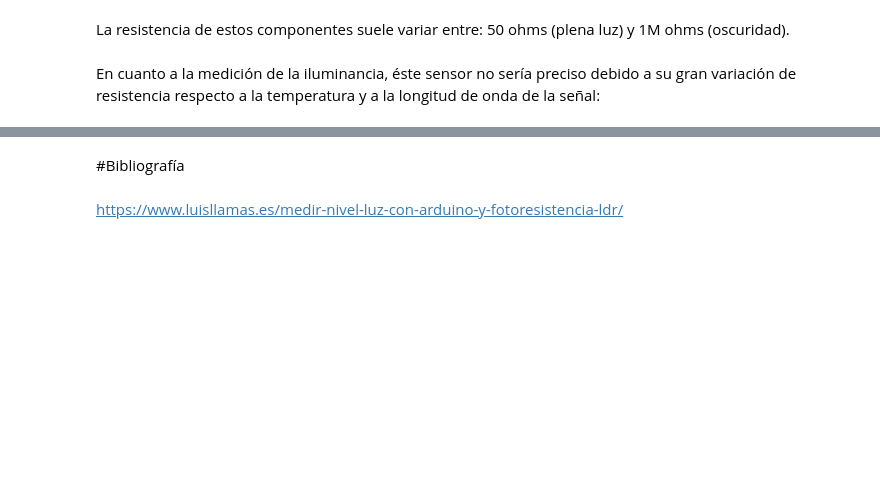
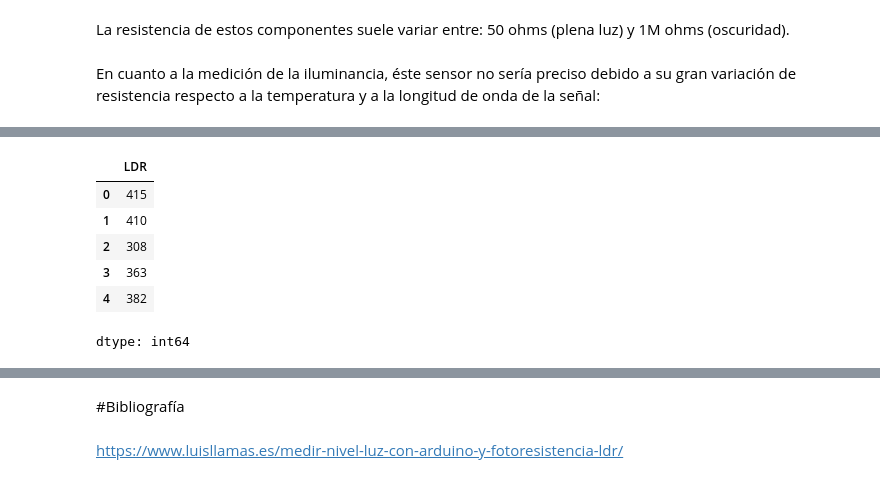
Before and after one commit to alex20022000/Signal_Processing_Project_Ciani-Dalle_Rive_Prieto, a Jupyter notebook: 01_Signal_Processing_Ciani+Dalle_Rive_Prieto.ipynb, the cells around one changed output, grey strips where cells are left out. Drawn from its saved outputs; the diff is of its cells as text; code cells hidden in the pictures; blank space fills up the shorter version.

```diff
--- a/01_Signal_Processing_Ciani+Dalle_Rive_Prieto.ipynb
+++ b/01_Signal_Processing_Ciani+Dalle_Rive_Prieto.ipynb
@@ -10,0 +87,11 @@ En cuanto a la medición de la iluminancia, éste sensor no sería preciso debid
+# %%
+ldr_data = data['LDR']
+ldr_data.head()
+# %% [output]
+|  | LDR |
+| 0 | 415 |
+| 1 | 410 |
+| 2 | 308 |
+| 3 | 363 |
+| 4 | 382 |
+dtype: int64
```
Also changed, not shown: parts of 7 cells of this notebook.
